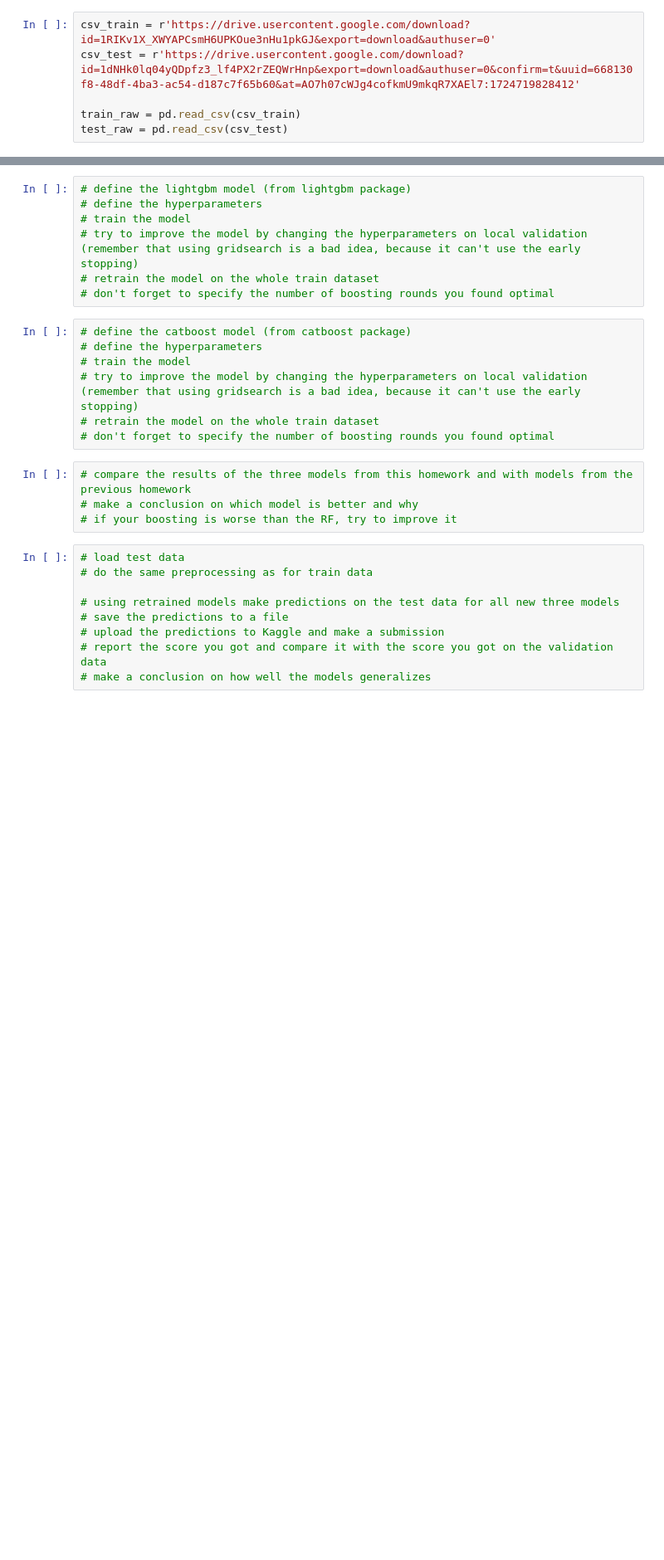
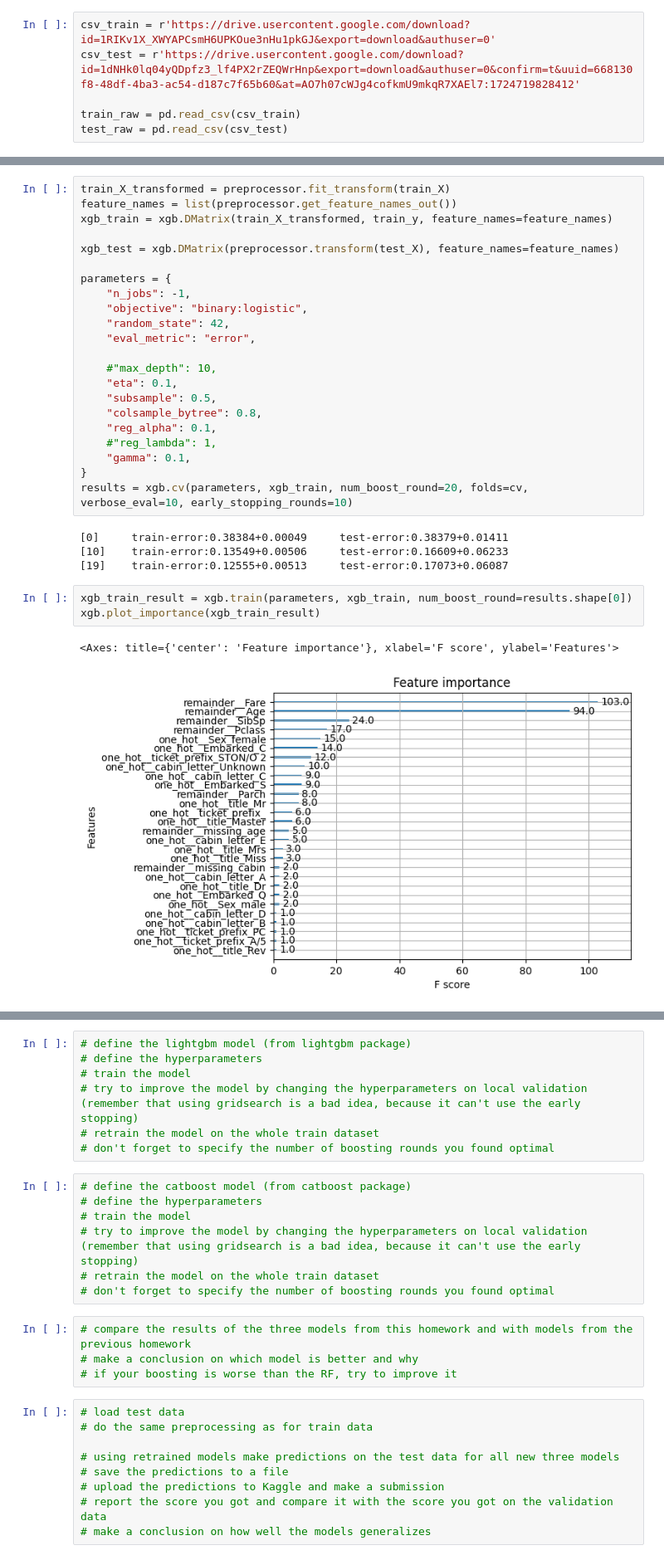
Before and after one commit to VladGnatiuk/projector_ml6, a Jupyter notebook: _vg/homeworks/homework 06. Prjctr HW8. Boosting.ipynb, the cells around one changed output, grey strips where cells are left out. Shown: that part at 83% size. Cells and saved outputs as stored; diff of their text form; blank space fills up the shorter version.

Commit message:
not good xgb results

```diff
--- a/_vg/homeworks/homework 06. Prjctr HW8. Boosting.ipynb
+++ b/_vg/homeworks/homework 06. Prjctr HW8. Boosting.ipynb
@@ -141,0 +269,32 @@ pipeline_xgb_1 = Pipeline(steps=[
+# %%
+train_X_transformed = preprocessor.fit_transform(train_X)
+feature_names = list(preprocessor.get_feature_names_out())
+xgb_train = xgb.DMatrix(train_X_transformed, train_y, feature_names=feature_names)
+
+xgb_test = xgb.DMatrix(preprocessor.transform(test_X), feature_names=feature_names)
+
+parameters = {
+    "n_jobs": -1,
+    "objective": "binary:logistic",
+    "random_state": 42,
+    "eval_metric": "error",
+
+    #"max_depth": 10,
+    "eta": 0.1,
+    "subsample": 0.5,
+    "colsample_bytree": 0.8,
+    "reg_alpha": 0.1,
+    #"reg_lambda": 1,
+    "gamma": 0.1,
+}
+results = xgb.cv(parameters, xgb_train, num_boost_round=20, folds=cv, verbose_eval=10, early_stopping_rounds=10)
+# %% [output]
+[0]     train-error:0.38384+0.00049     test-error:0.38379+0.01411
+[10]    train-error:0.13549+0.00506     test-error:0.16609+0.06233
+[19]    train-error:0.12555+0.00513     test-error:0.17073+0.06087
+# %%
+xgb_train_result = xgb.train(parameters, xgb_train, num_boost_round=results.shape[0])
+xgb.plot_importance(xgb_train_result)
+# %% [output]
+<Axes: title={'center': 'Feature importance'}, xlabel='F score', ylabel='Features'>
+[figure, added]
```
Also changed, not shown: parts of 19 cells of this notebook, 4 other files.
